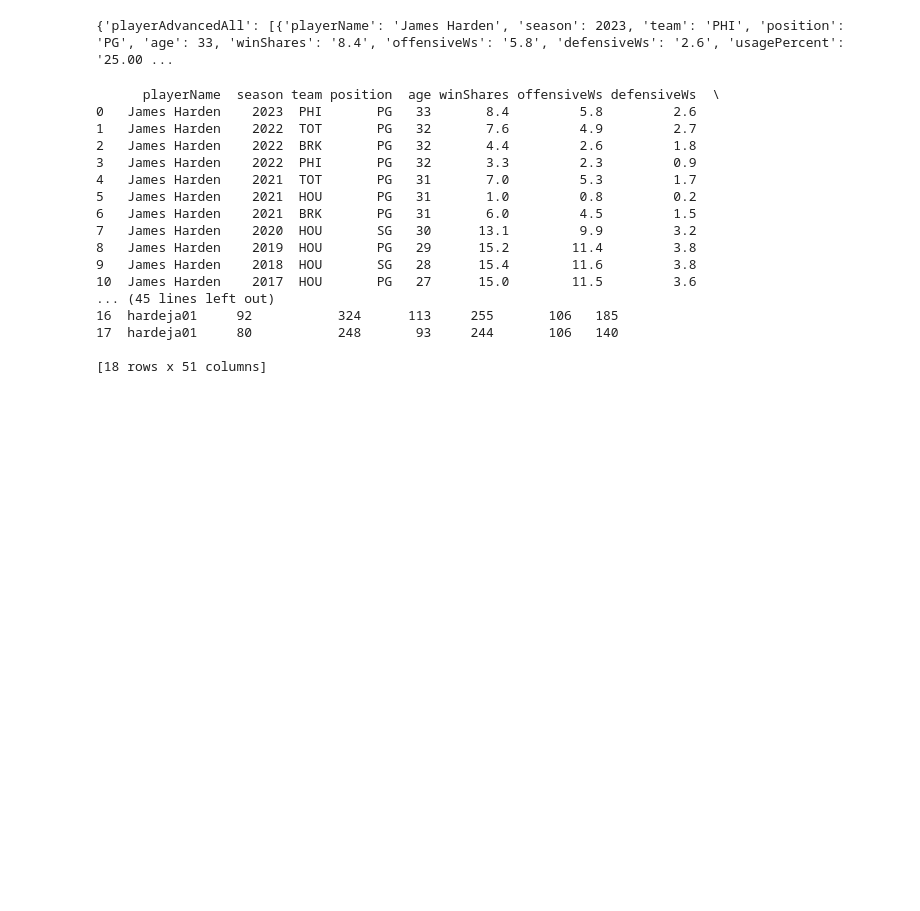
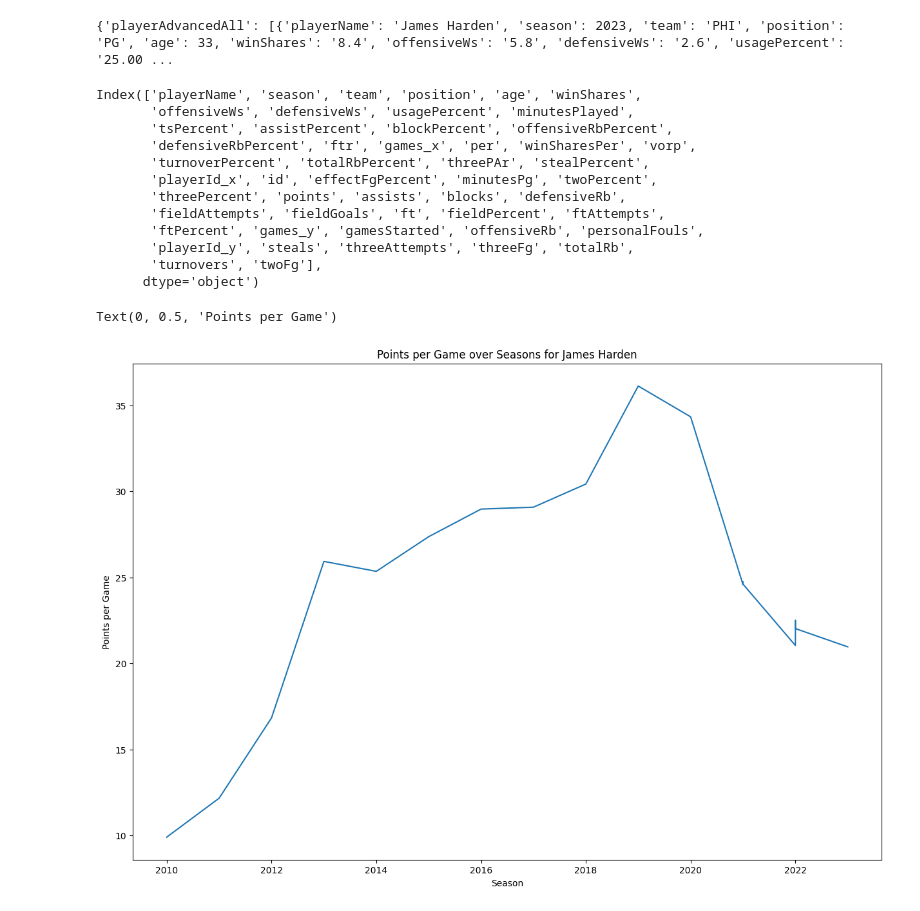
Before and after one commit to nprasad2077/jupyter-nba, a Jupyter notebook: notebooks/harden.ipynb, the cells around one changed output. Saved outputs shown, nothing was run; the diff lists cells and outputs as text; code cells hidden in the pictures; blank space fills up the shorter version.

Commit message:
more james harden data

```diff
--- a/notebooks/harden.ipynb
+++ b/notebooks/harden.ipynb
@@ -105,31 +105,32 @@ df_total = pd.DataFrame(response['playerTotalsAll'])
 
 final_df = pd.merge(df_advanced, df_total, on=['playerName', 'season', 'team', 'position', 'age', 'id'])
 
-print(final_df)
+final_df['winShares']= final_df['winShares'].astype(float)
+final_df['usagePercent']= final_df['usagePercent'].astype(float)
+
+final_df.columns
 # %% [output]
-      playerName  season team position  age winShares offensiveWs defensiveWs  \
-0   James Harden    2023  PHI       PG   33       8.4         5.8         2.6
-1   James Harden    2022  TOT       PG   32       7.6         4.9         2.7
-2   James Harden    2022  BRK       PG   32       4.4         2.6         1.8
-3   James Harden    2022  PHI       PG   32       3.3         2.3         0.9
-4   James Harden    2021  TOT       PG   31       7.0         5.3         1.7
-5   James Harden    2021  HOU       PG   31       1.0         0.8         0.2
-6   James Harden    2021  BRK       PG   31       6.0         4.5         1.5
-7   James Harden    2020  HOU       SG   30      13.1         9.9         3.2
-8   James Harden    2019  HOU       PG   29      15.2        11.4         3.8
-9   James Harden    2018  HOU       SG   28      15.4        11.6         3.8
-10  James Harden    2017  HOU       PG   27      15.0        11.5         3.6
-... (45 lines left out)
-16  hardeja01     92           324      113     255       106   185
-17  hardeja01     80           248       93     244       106   140
-
-[18 rows x 51 columns]
+Index(['playerName', 'season', 'team', 'position', 'age', 'winShares',
+       'offensiveWs', 'defensiveWs', 'usagePercent', 'minutesPlayed',
+       'tsPercent', 'assistPercent', 'blockPercent', 'offensiveRbPercent',
+       'defensiveRbPercent', 'ftr', 'games_x', 'per', 'winSharesPer', 'vorp',
+       'turnoverPercent', 'totalRbPercent', 'threePAr', 'stealPercent',
+       'playerId_x', 'id', 'effectFgPercent', 'minutesPg', 'twoPercent',
+       'threePercent', 'points', 'assists', 'blocks', 'defensiveRb',
+       'fieldAttempts', 'fieldGoals', 'ft', 'fieldPercent', 'ftAttempts',
+       'ftPercent', 'games_y', 'gamesStarted', 'offensiveRb', 'personalFouls',
+       'playerId_y', 'steals', 'threeAttempts', 'threeFg', 'totalRb',
+       'turnovers', 'twoFg'],
+      dtype='object')
 # %%
 # Assuming pandas dataframe 'df'
 
 # Time-Series Analysis for Points per game over seasons
-plt.figure(figsize=(10,6))
-plt.plot(df[df['playerName']=='Josh Christopher']['season'], df[df['playerName']=='Josh Christopher']['points']/df[df['playerName']=='Josh Christopher']['games'])
-plt.title('Points per Game over Seasons for Josh Christopher')
+plt.figure(figsize=(15,10))
+plt.plot(final_df[final_df['playerName']=='James Harden']['season'], final_df[final_df['playerName']=='James Harden']['points']/final_df[final_df['playerName']=='James Harden']['games_x'])
+plt.title('Points per Game over Seasons for James Harden')
 plt.xlabel('Season')
-plt.ylabel('Points per Game'
+plt.ylabel('Points per Game')
+# %% [output]
+Text(0, 0.5, 'Points per Game')
+[figure, added]
```
Also changed, not shown: parts of 3 cells of this notebook.
